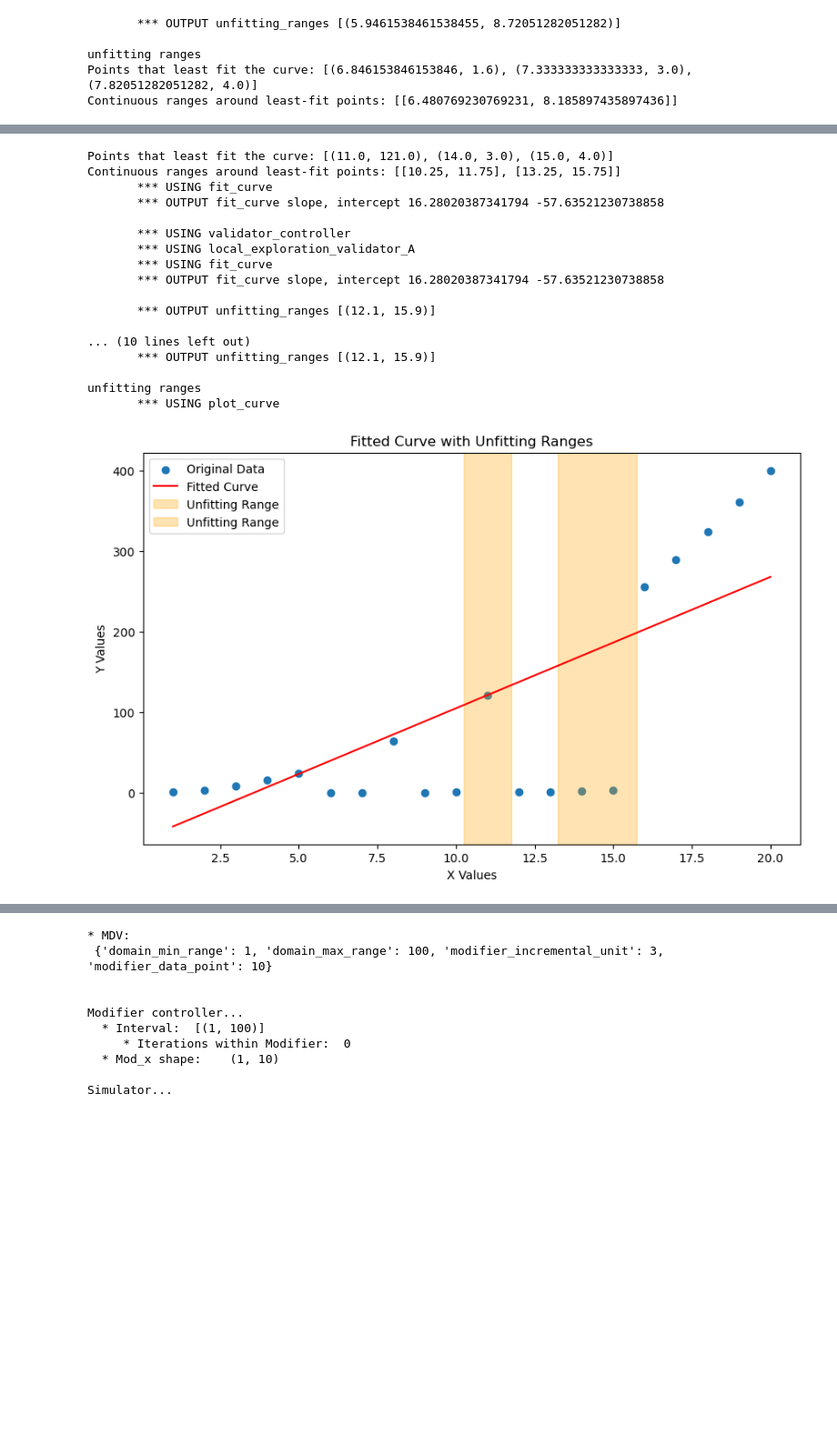
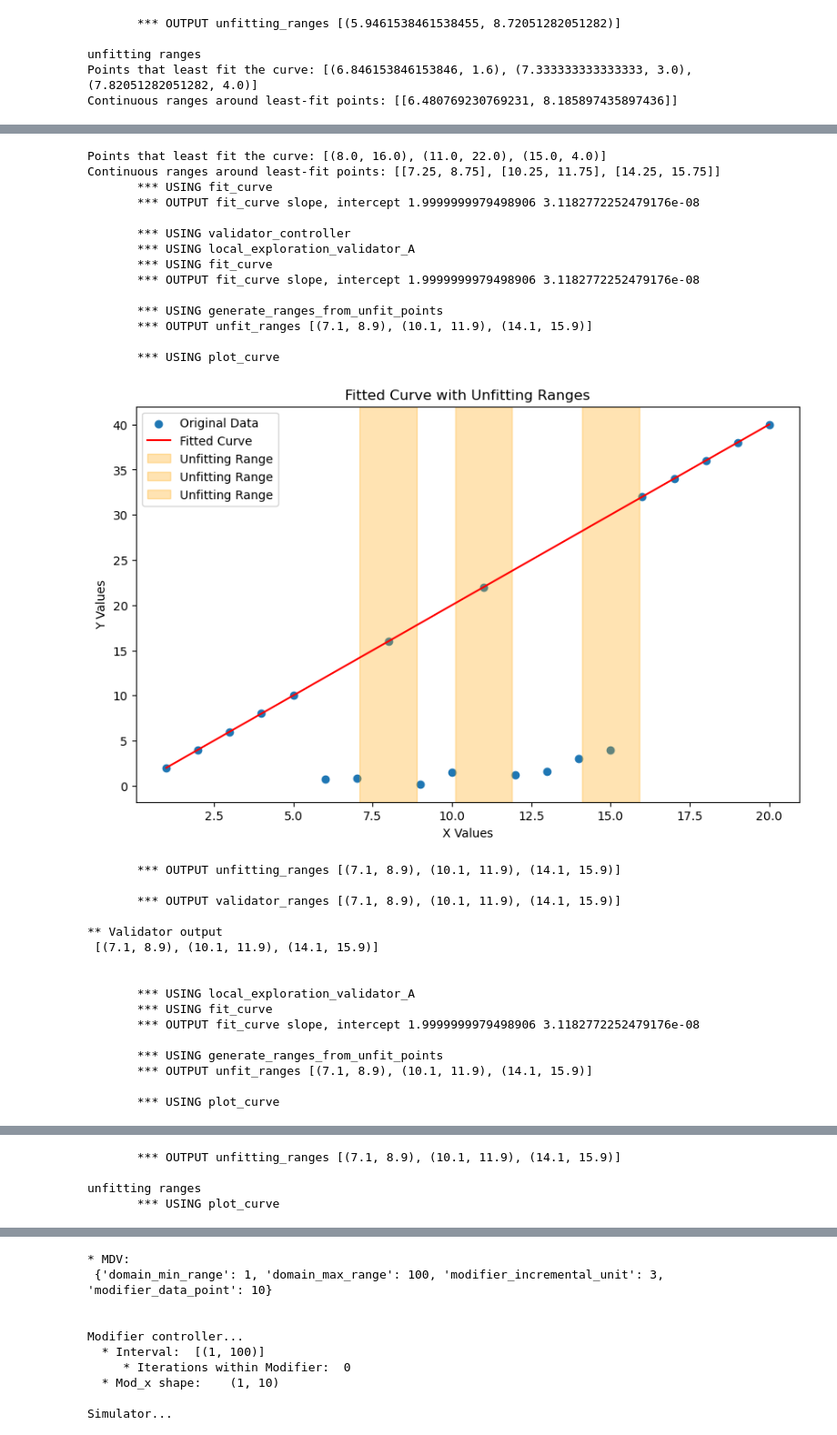
Before and after one commit to SiLab-group/SimEx, a Jupyter notebook: SimEX_v6_FunGUI.ipynb, the cells around one changed output, grey strips where cells are left out. Shown at 91% size. Saved outputs shown, nothing was run; the diff lists cells and outputs as text; code cells hidden in the pictures; blank space fills up the shorter version.

```diff
--- a/SimEX_v6_FunGUI.ipynb
+++ b/SimEX_v6_FunGUI.ipynb
@@ -336,7 +344,7 @@ def find_least_fit_ranges(least_fit_points, x_values, percentage=75):
 mod_x = np.linspace(1,20,20)
 # print(mod_x)
 # Generate y values resembling a parabola shape
-sim_y_list = mod_x**2
+sim_y_list = mod_x*2
 
 # Add four outliers
 outliers_indices = [5,6, 8,9, 11,12,13,14]
@@ -348,40 +356,53 @@ y_values = sim_y_list
 
 degree = 2  # You can adjust the degree of the polynomial fit
 
 least_fit_points = find_least_fit_points(x_values, y_values, degree)
 least_fit_ranges = find_least_fit_ranges(least_fit_points, x_values)
 
 print("Points that least fit the curve:", least_fit_points)
 print("Continuous ranges around least-fit points:", least_fit_ranges)
 
 
 # Fitting the curve for plotting
 fitted_curve = Validator.fit_curve(x_values, y_values)
 
 output = Validator.validator_controller(mod_x_list=x_values,sim_y_list=y_values,threshold=0.9)
 print('** Validator output\n', output,'\n\n')
 
 # Getting unfitting ranges for plotting
 unfitting_ranges = Validator.local_exploration_validator_A(x_values, y_values)
 print("unfitting ranges")
 # Plotting the results
 Validator.plot_curve(x_values, y_values, fitted_curve, least_fit_ranges)
 # %% [output]
-Points that least fit the curve: [(11.0, 121.0), (14.0, 3.0), (15.0, 4.0)]
-Continuous ranges around least-fit points: [[10.25, 11.75], [13.25, 15.75]]
+Points that least fit the curve: [(8.0, 16.0), (11.0, 22.0), (15.0, 4.0)]
+Continuous ranges around least-fit points: [[7.25, 8.75], [10.25, 11.75], [14.25, 15.75]]
        *** USING fit_curve
-       *** OUTPUT fit_curve slope, intercept 16.28020387341794 -57.63521230738858
+       *** OUTPUT fit_curve slope, intercept 1.9999999979498906 3.1182772252479176e-08
 
        *** USING validator_controller
        *** USING local_exploration_validator_A
        *** USING fit_curve
-       *** OUTPUT fit_curve slope, intercept 16.28020387341794 -57.63521230738858
+       *** OUTPUT fit_curve slope, intercept 1.9999999979498906 3.1182772252479176e-08
 
-       *** OUTPUT unfitting_ranges [(12.1, 15.9)]
+       *** USING generate_ranges_from_unfit_points
+       *** OUTPUT unfit_ranges [(7.1, 8.9), (10.1, 11.9), (14.1, 15.9)]
 
-... (10 lines left out)
-       *** OUTPUT unfitting_ranges [(12.1, 15.9)]
-
-unfitting ranges
        *** USING plot_curve
-[figure, old version]
+[figure, new version]
+       *** OUTPUT unfitting_ranges [(7.1, 8.9), (10.1, 11.9), (14.1, 15.9)]
+
+       *** OUTPUT validator_ranges [(7.1, 8.9), (10.1, 11.9), (14.1, 15.9)]
+
+** Validator output
+ [(7.1, 8.9), (10.1, 11.9), (14.1, 15.9)]
+
+
+       *** USING local_exploration_validator_A
+       *** USING fit_curve
+       *** OUTPUT fit_curve slope, intercept 1.9999999979498906 3.1182772252479176e-08
+
+       *** USING generate_ranges_from_unfit_points
+       *** OUTPUT unfit_ranges [(7.1, 8.9), (10.1, 11.9), (14.1, 15.9)]
+
+       *** USING plot_curve
@@ -387,0 +410,4 @@ unfitting ranges
+       *** OUTPUT unfitting_ranges [(7.1, 8.9), (10.1, 11.9), (14.1, 15.9)]
+
+unfitting ranges
+       *** USING plot_curve
```
Also changed, not shown: parts of 5 cells of this notebook, 1 other file.
